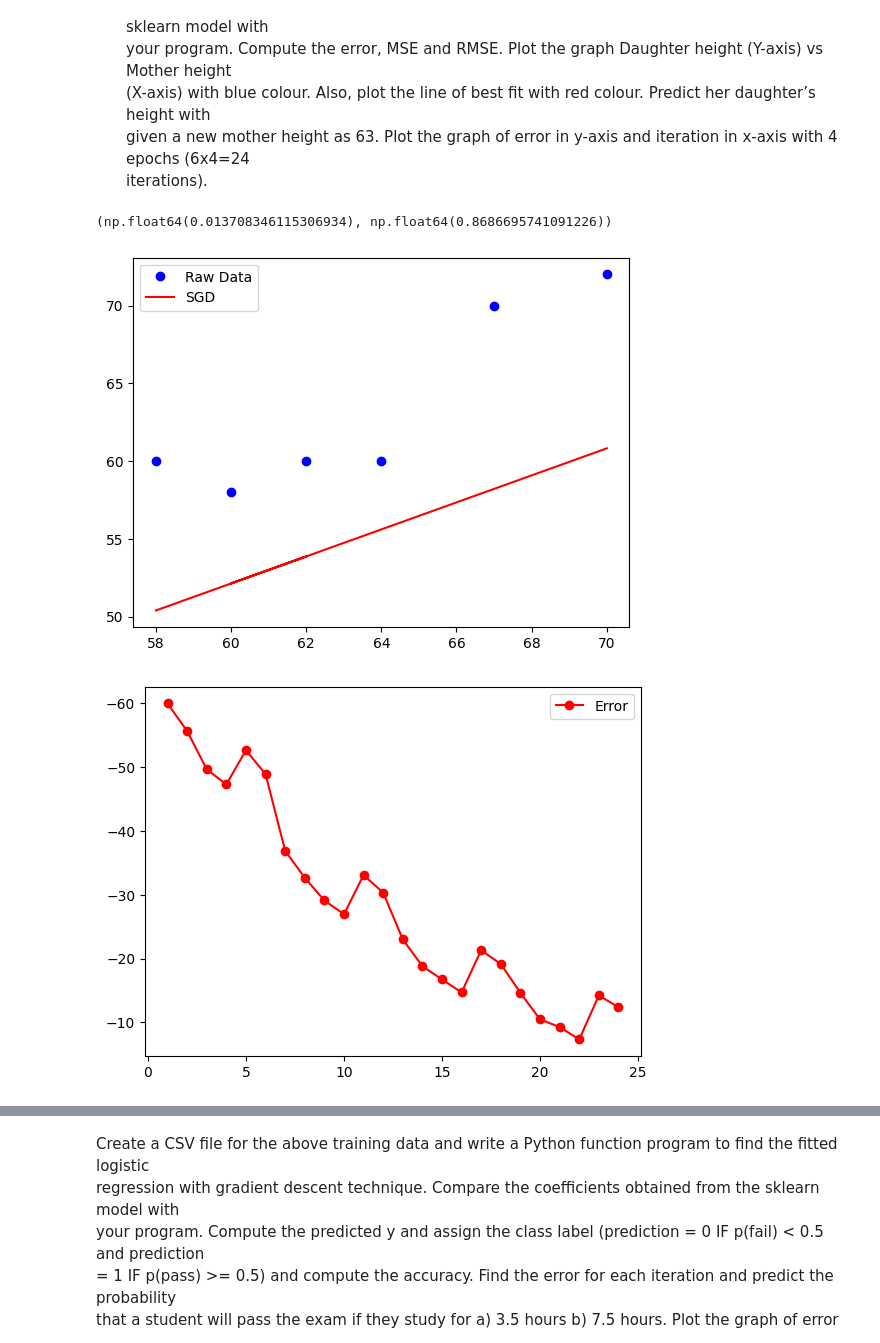
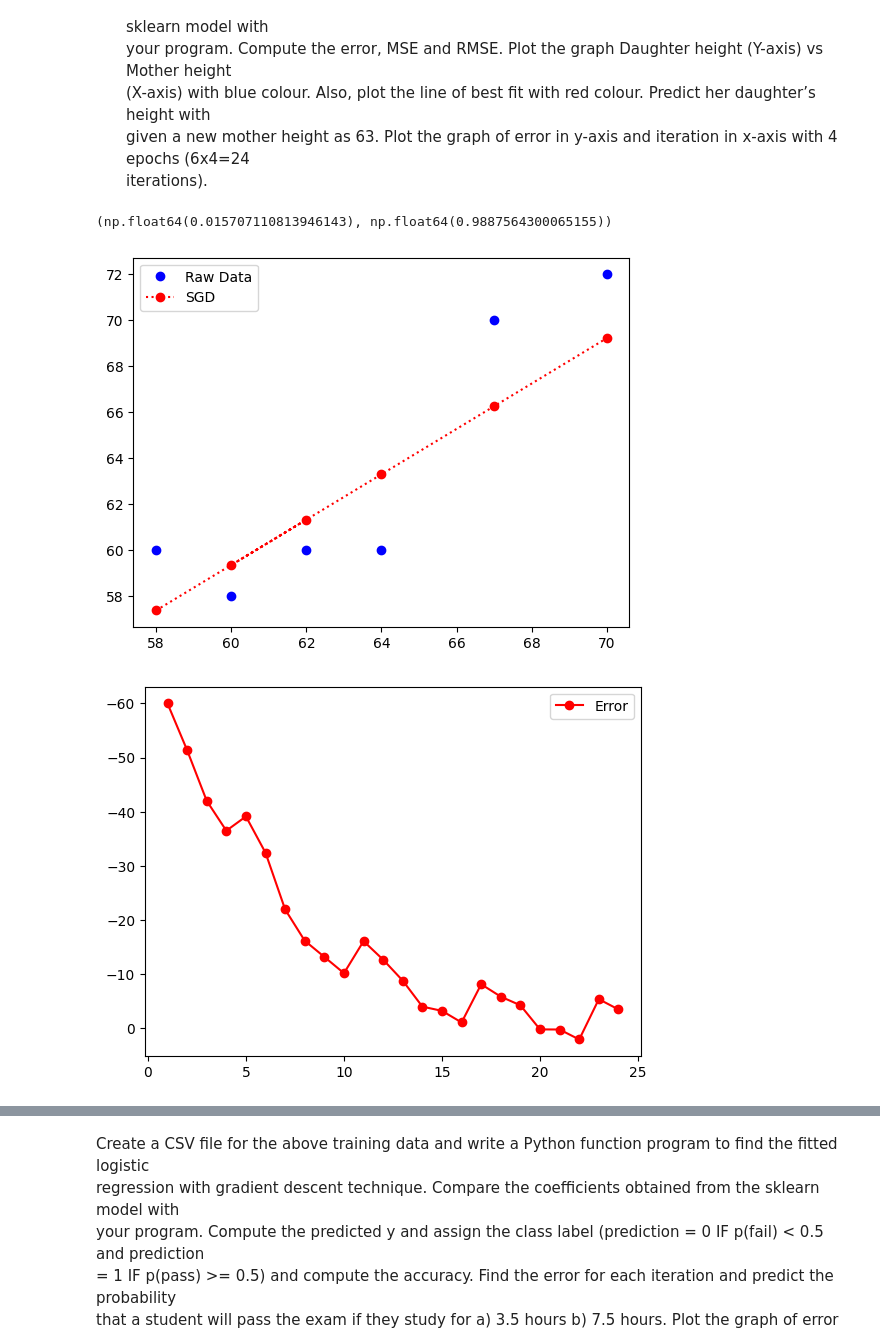
Before and after one commit to arnavjagia/5-sem-lab, a Jupyter notebook: ML/week 5 - LOGISTIC REGRESSION AND STOCHASTIC GRADIENT DESCENT/week 5.ipynb, the cells around one changed output, grey strips where cells are left out. Drawn from its saved outputs; the diff is of its cells as text; code cells hidden in the pictures.

```diff
--- a/ML/week 5 - LOGISTIC REGRESSION AND STOCHASTIC GRADIENT DESCENT/week 5.ipynb
+++ b/ML/week 5 - LOGISTIC REGRESSION AND STOCHASTIC GRADIENT DESCENT/week 5.ipynb
@@ -36,9 +36,9 @@ regression with gradient descent technique
 import snoop
 
 
-def sgd(df, learning_rate=0.00001, epochs=4):
-    X = df['m_height']
-    y = df['d_height']
+def sgd(df, learning_rate=0.00004, epochs=4):
+    X = df['m_height'].to_numpy()
+    y = df['d_height'].to_numpy()
 
     B0 = 0.0
     B1 = 0.0
@@ -58,8 +58,8 @@ def sgd(df, learning_rate=0.00001, epochs=4):
             errorlist.append(error)
 
             # Update coefficients
-            B0 = B0 - 2 * learning_rate * error
-            B1 = B1 - 2 * learning_rate * error * xi
+            B0 = B0 - learning_rate * error
+            B1 = B1 - learning_rate * error * xi
 
 #     print(f'Final B0: {B0}')
 #     print(f'Final B1: {B1}')
@@ -68,23 +68,23 @@ df = pd.read_csv('data.csv')
 B0, B1, a = sgd(df)
 B0, B1
 # %% [output]
-(np.float64(0.013708346115306934), np.float64(0.8686695741091226))
+(np.float64(0.015707110813946143), np.float64(0.9887564300065155))
 # %%
 def plot_sgd(df):
     X = df['m_height']
     y = df['d_height']
     B0, B1, a = sgd(df)
 
     y_pred = B0 + (B1 * X)
     fig, ax = plt.subplots()
     ax.plot(X, y, 'bo', label='Raw Data')
-    ax.plot(X, y_pred, 'r-', label='SGD')
+    ax.plot(X, y_pred, 'ro:', label='SGD')
     ax.legend()
     plt.show()
 
 plot_sgd(df)
 # %% [output]
-[figure, old version]
+[figure, new version]
 # %%
 X = [i for i in range(1, 25)]
 res = sgd(df)
@@ -96,4 +96,4 @@ ax.invert_yaxis()
 ax.legend()
 plt.show()
 # %% [output]
-[figure, old version]
+[figure, new version]
```
Also changed, not shown: parts of 3 cells of this notebook, 4 other files.
